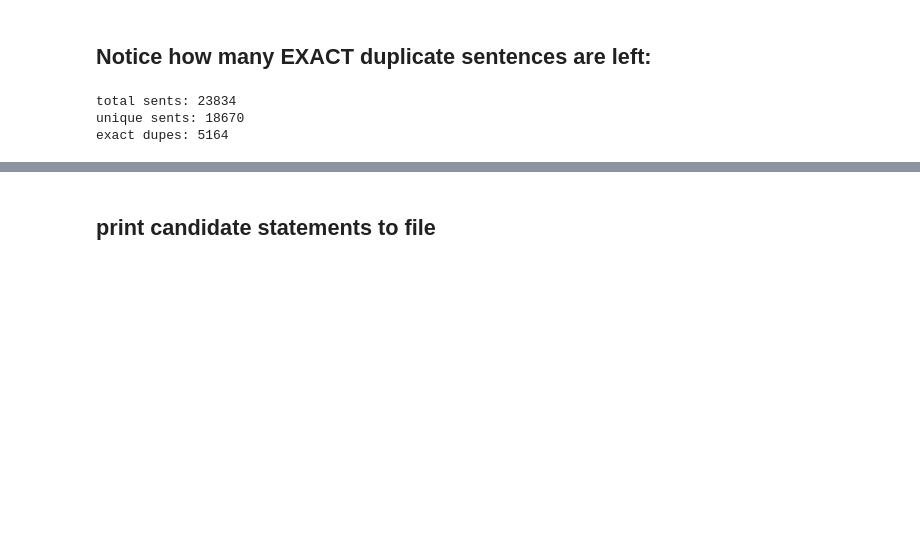
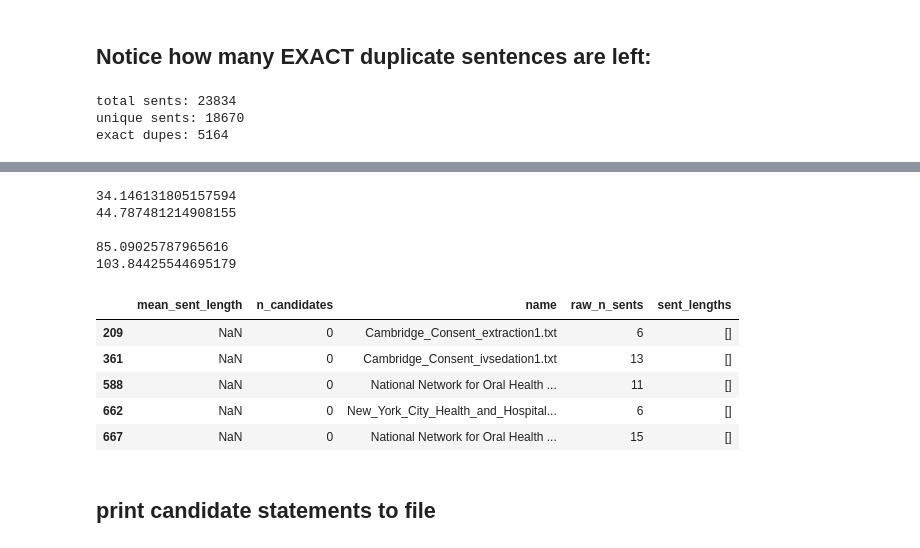
Before and after one commit to CooperStansbury/permission_statement_extraction, a Jupyter notebook: code/extract_candidate_sentences.ipynb, the cells around one changed output, grey strips where cells are left out. Cells and saved outputs as stored; diff of their text form; code cells hidden in the pictures; blank space fills up the shorter version.

```diff
--- a/code/extract_candidate_sentences.ipynb
+++ b/code/extract_candidate_sentences.ipynb
@@ -869,3 +925,25 @@ exact dupes: 5164
+# %%
+print(np.mean(stat_frame['n_candidates']))
+print(np.std(stat_frame['n_candidates']))
+print()
+print(np.mean(stat_frame['raw_n_sents']))
+print(np.std(stat_frame['raw_n_sents']))
+# %% [output]
+34.146131805157594
+44.787481214908155
+
+85.09025787965616
+103.84425544695179
+# %%
+no_candidates = stat_frame.loc[stat_frame['n_candidates'] == 0]
+no_candidates.head(len(no_candidates))
+# %% [output]
+|  | mean_sent_length | n_candidates | name | raw_n_sents | sent_lengths |
+| 209 | NaN | 0 | Cambridge_Consent_extraction1.txt | 6 | [] |
+| 361 | NaN | 0 | Cambridge_Consent_ivsedation1.txt | 13 | [] |
+| 588 | NaN | 0 | National Network for Oral Health ... | 11 | [] |
+| 662 | NaN | 0 | New_York_City_Health_and_Hospital... | 6 | [] |
+| 667 | NaN | 0 | National Network for Oral Health ... | 15 | [] |
 # %% [markdown]
 ## print candidate statements to file
 # %%
```
Also changed, not shown: parts of 13 cells of this notebook.
